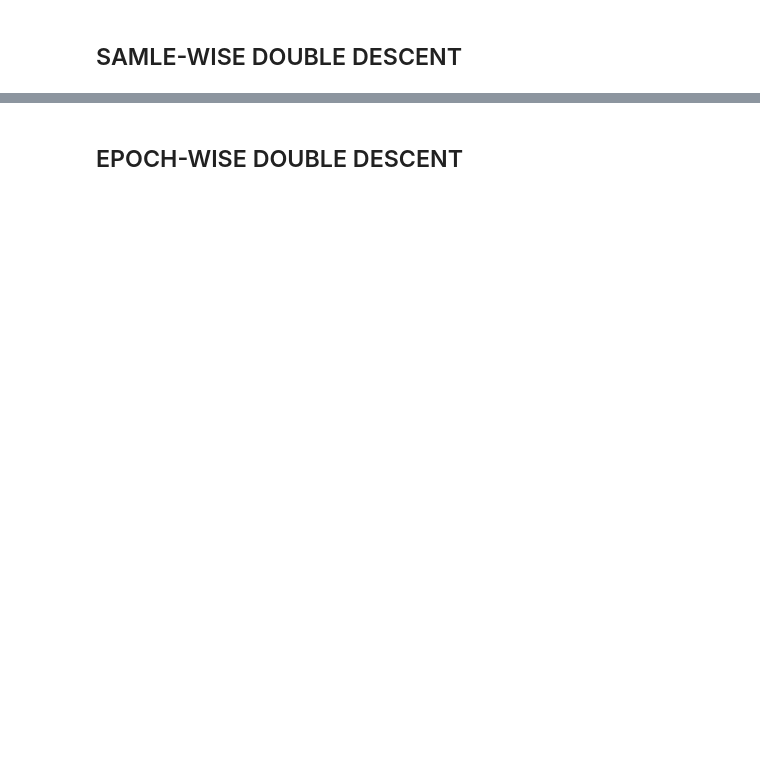
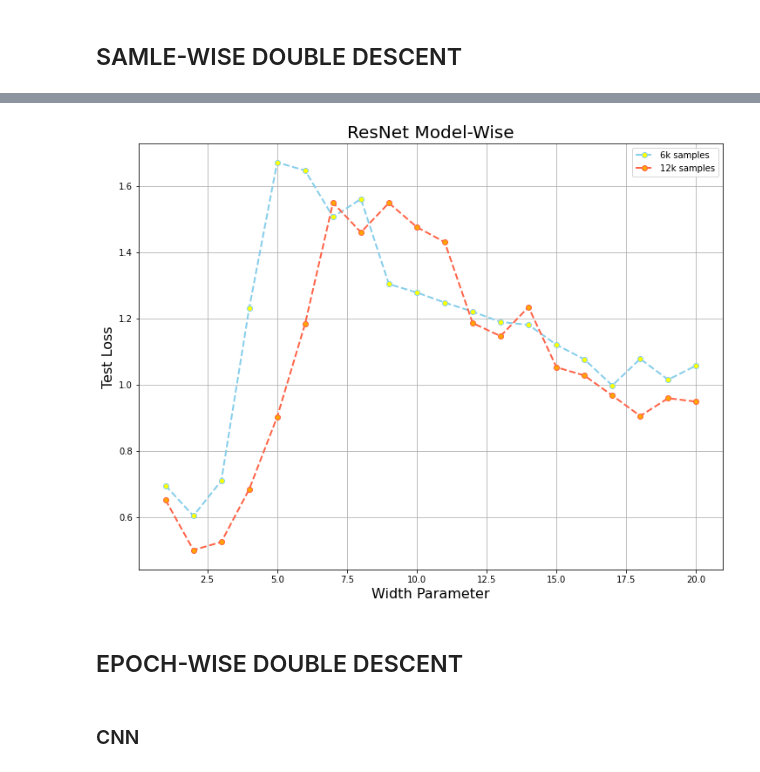
Before and after one commit to JasonTarzan/Deep-Double-Descent-Where-Bigger-Models-and-More-Data-Hurts, a Jupyter notebook: Deep-Double-Descent.ipynb, the cells around one changed output, grey strips where cells are left out. Cells and saved outputs as stored; diff of their text form; code cells hidden in the pictures; blank space fills up the shorter version.

```diff
--- a/Deep-Double-Descent.ipynb
+++ b/Deep-Double-Descent.ipynb
@@ -284,21 +312,21 @@ for k in tqdm_notebook(range(1,21,1)):
         error_test_12k.append(history.history['val_loss'][-1])
     train_loss_6k[k] = np.mean(error_train_6k)
     test_loss_6k[k] = np.mean(error_test_6k)
-    train_loss_12k[k] = np.mean(error_12k)
-    test_loss_12k[k] = np.mean(error_12k)
+    train_loss_12k[k] = np.mean(error_train_12k)
+    test_loss_12k[k] = np.mean(error_test_12k)
 
     if k > 1:
         if list(test_loss_6k.values())[-1] >= list(test_loss_6k.values())[-2]:
             s = '+'
         else:
             s = '-'
-        print('6k SAMPLES: k: {}, train_loss: {}, test_loss: {} // {}'.format(k,round(train_loss_6k[k],4),round(test_loss_6k[k],4),s))
+    print('6k SAMPLES: k: {}, train_loss: {}, test_loss: {} // {}'.format(k,round(train_loss_6k[k],4),round(test_loss_6k[k],4),s))
     if k > 1:
         if list(test_loss_12k.values())[-1] >= list(test_loss_12k.values())[-2]:
             s = '+'
         else:
             s = '-'
-        print('12k SAMPLES: k: {}, train_loss: {}, test_loss: {} // {}'.format(k,round(train_loss_12k[k],4),round(test_loss_12k[k],4),s))
+    print('12k SAMPLES: k: {}, train_loss: {}, test_loss: {} // {}'.format(k,round(train_loss_12k[k],4),round(test_loss_12k[k],4),s))
     print()
     print()
 # %% [output]
@@ -325,18 +353,22 @@ KeyboardInterrupt: ignored
 # %%
 # multiple line plot
-plt.figure(figsize=(20,16)
+plt.figure(figsize=(12,9))
 plt.plot(list(test_loss_6k.keys()),list(test_loss_6k.values()),'bx-',marker = '.',linestyle='--',
          markerfacecolor='yellow', color='skyblue', linewidth=2,markersize=12,label='6k samples')
 plt.plot(list(test_loss_12k.keys()),list(test_loss_12k.values()),'bx-',marker = '.',linestyle='--',
          markerfacecolor='orange', color='tomato', linewidth=2,markersize=12,label='12k samples')
 plt.xlabel('Width Parameter',fontsize=16)
 plt.ylabel('Test Loss',fontsize=16)
-plt.title('CNN model_wise',fontsize=20)
+plt.title('ResNet Model-Wise',fontsize=20)
 plt.legend()
 plt.grid()
 plt.show()
+# %% [output]
+[figure, added]
 # %% [markdown]
 ## EPOCH-WISE DOUBLE DESCENT
+# %% [markdown]
+### CNN
 # %%
 train_loss = {}
 test_loss = {}
```
Also changed, not shown: parts of 21 cells of this notebook.
